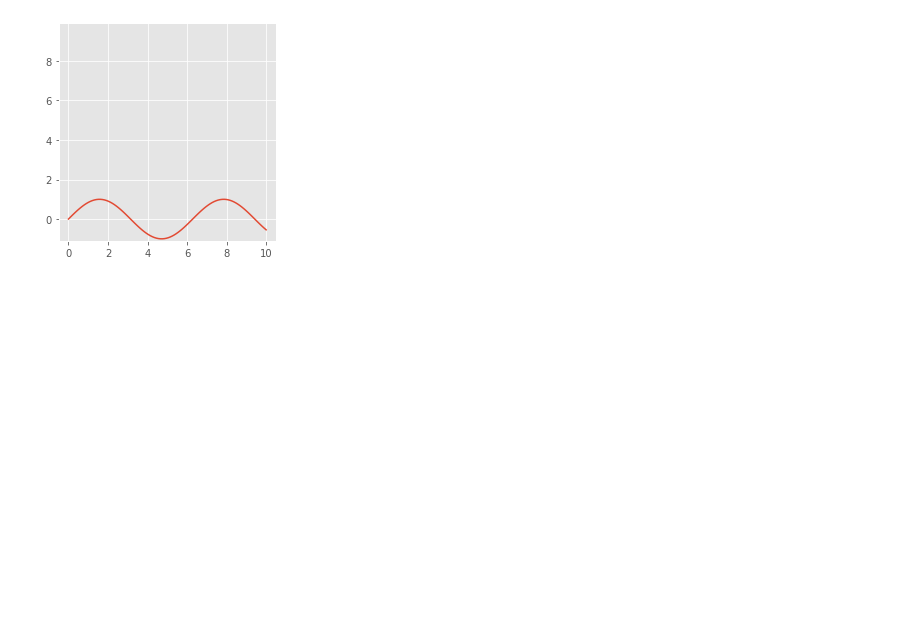
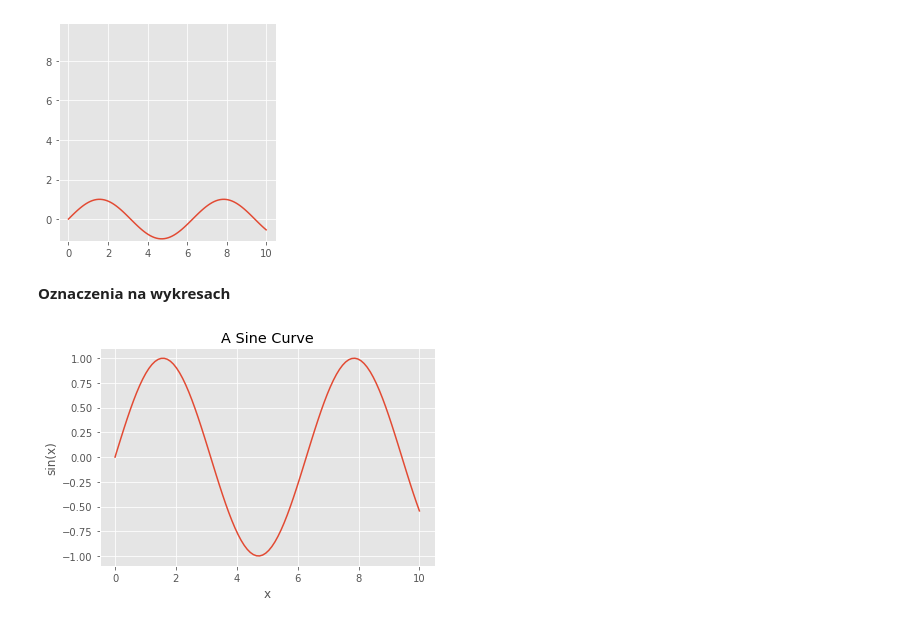
Before and after one commit to izabsta/bootcamp, a Jupyter notebook: data_science_visualizations.ipynb, the cells around one changed output. Saved outputs shown, nothing was run; the diff lists cells and outputs as text; code cells hidden in the pictures; blank space fills up the shorter version.

Commit message:
add class on visualizations and modules requirements

```diff
--- a/data_science_visualizations.ipynb
+++ b/data_science_visualizations.ipynb
@@ -149,3 +149,12 @@ plt.axis('square')
 # %% [output]
 (-0.5, 10.5, -1.0993384025373631, 9.900661597462637)
 [figure]
+# %% [markdown]
+__Oznaczenia na wykresach__
+# %%
+plt.plot(x, np.sin(x))
+plt.xlabel('x')
+plt.ylabel('sin(x)')
+plt.title('A Sine Curve');
+# %% [output]
+[figure, added]
```
Also changed, not shown: parts of 85 cells of this notebook, 1 other file.
